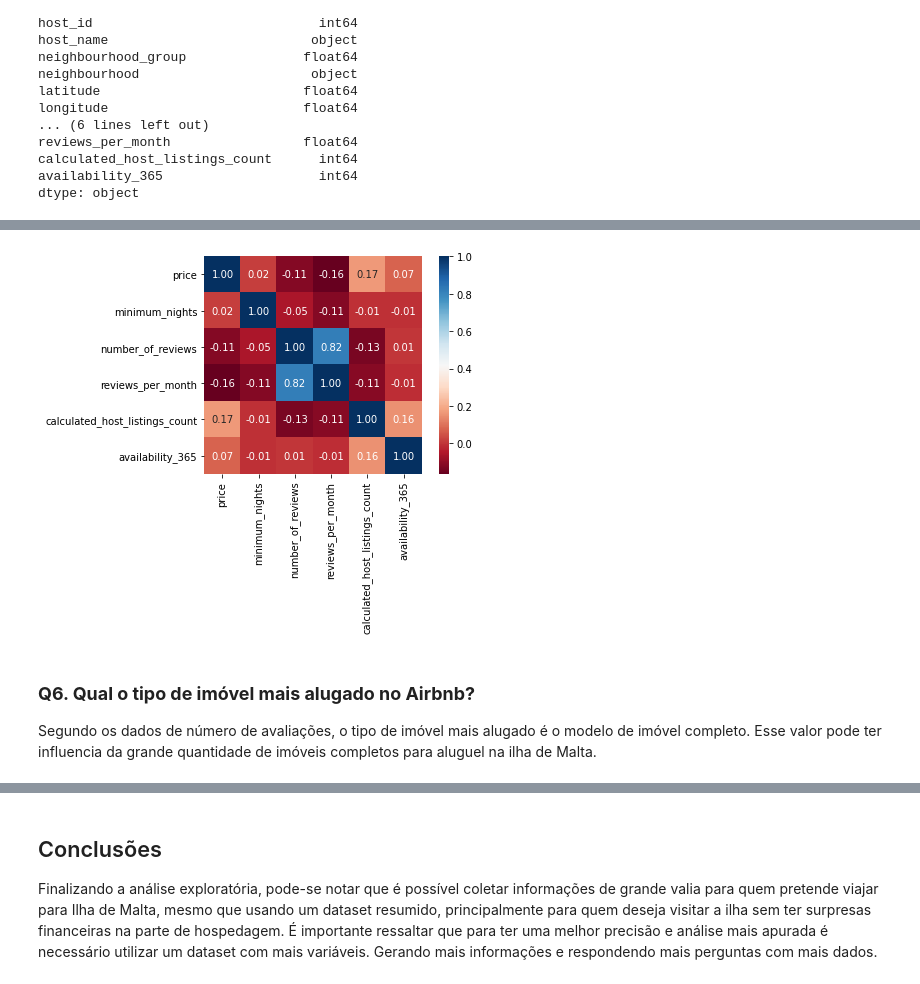
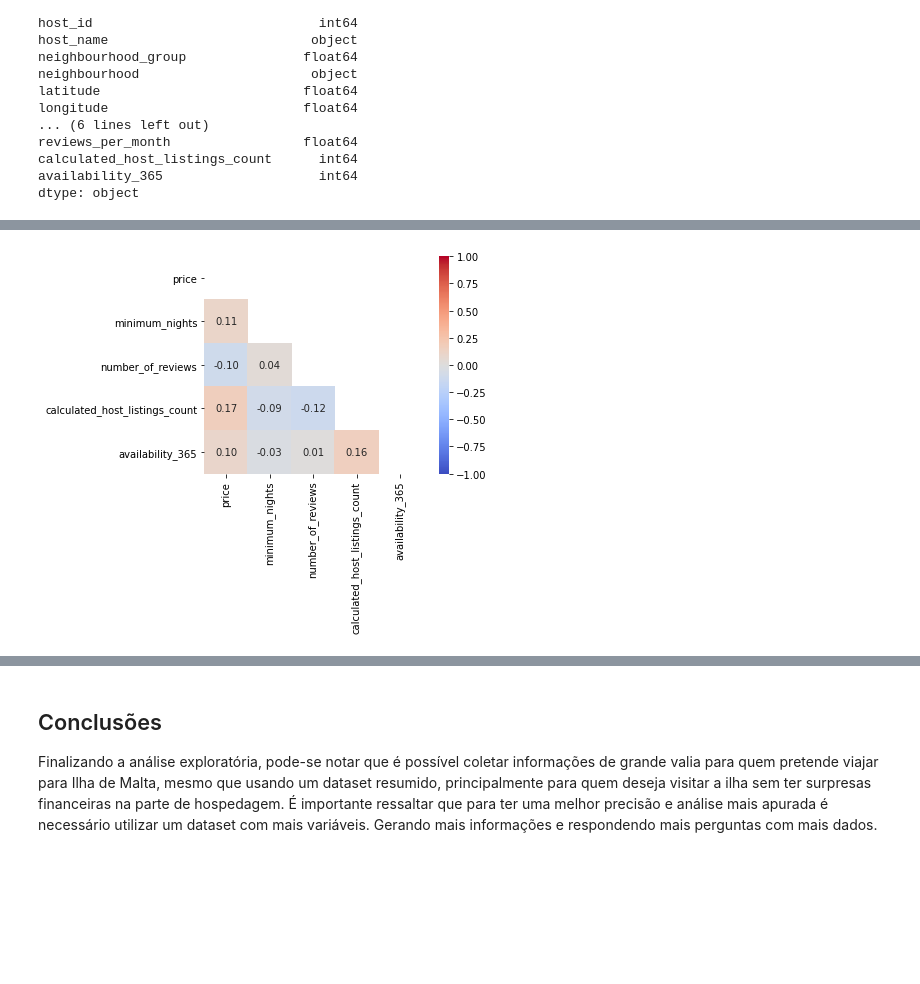
Before and after one commit to joaovicbrss/portfolio, a Jupyter notebook: Analisando_os_Dados_do_Airbnb_da_Ilha_de_Malta.ipynb, the cells around one changed output, grey strips where cells are left out. Drawn from its saved outputs; the diff is of its cells as text; code cells hidden in the pictures; blank space fills up the shorter version.

```diff
--- a/Analisando_os_Dados_do_Airbnb_da_Ilha_de_Malta.ipynb
+++ b/Analisando_os_Dados_do_Airbnb_da_Ilha_de_Malta.ipynb
@@ -112,4 +119,12 @@ Seguindo na análise, é necessário saber a quantidade de valores ausêntes. De
 # %%
 # ordenar em ordem decrescente as variáveis por seus valores ausente
-(df.isnull().sum() / df.shape[0]).sort_values(ascending=False)
+print('Antes da limpeza---------\n',(df.isnull().sum() / df.shape[0]).sort_values(ascending=False))
+
+# excluindo colunas com valor ausente
+df.drop(columns=['neighbourhood_group','reviews_per_month','last_review'], inplace=True)
+
+# excluindo entradas com dados ausentes
+df.dropna(axis=0, inplace=True)
+
+print('\n\n\nDepois da limpeza---------\n',(df.isnull().sum() / df.shape[0]).sort_values(ascending=False))
 # %% [output]
@@ -190,0 +260,22 @@ Name: price, dtype: float64
+# %%
+#limpando o dataset
+df_cleaned = df.copy()
+
+df_cleaned.drop(df_cleaned[df_cleaned.price > 202.5].index, axis=0, inplace=True)
+df_cleaned.drop(df_cleaned[df_cleaned.price == 0.0].index, axis=0, inplace=True)
+df_cleaned.drop(df_cleaned[df_cleaned.minimum_nights > 6].index, axis=0, inplace=True)
+
+print('Shape antes da limpeza: ', df.shape)
+print('Shape após a limpeza: ', df_cleaned.shape)
+
+#verificando variável price após exclusão
+fig, ax = plt.subplots(figsize=(15,3))
+df_cleaned.price.plot(kind='box', vert=False)
+ax.set_title('Variável price após da limpeza')
+plt.show()
+
+#verificando variável minimum_nights após exclusão
+fig, ax = plt.subplots(figsize=(15,3))
+df_cleaned.minimum_nights.plot(kind='box', vert=False)
+ax.set_title('Variável minimum_nights após da limpeza')
+plt.show()
@@ -194,6 +299,6 @@ Através da correlação podemos verificar a intensidade da relação, que varia
 # %%
 # criar uma matriz de correlação
-matriz_cor = df_cleaned[['price', 'minimum_nights', 'number_of_reviews', 'reviews_per_month', 'calculated_host_listings_count', 'availability_365']].corr()
+matriz_cor = df_cleaned[['price', 'minimum_nights', 'number_of_reviews', 'calculated_host_listings_count', 'availability_365']].corr()
 # mostrar a matriz de correlação
 
 display(matriz_cor)
@@ -208,9 +312,6 @@ display(matriz_cor)
 # %%
 # plotar um heatmap a partir das correlações
-sns.heatmap(matriz_cor, cmap='RdBu', fmt='.2f', square=True, linecolor='white', annot=True);
+mask = np.triu(matriz_cor)
+sns.heatmap(matriz_cor, cmap='coolwarm', fmt='.2f', square=True, linecolor='white', vmin=-1, vmax=1, annot=True, mask=mask);
 # %% [output]
-[figure, old version]
+[figure, new version]
-# %% [markdown]
-### **Q6. Qual o tipo de imóvel mais alugado no Airbnb?**
-
-Segundo os dados de número de avaliações, o tipo de imóvel mais alugado é o modelo de imóvel completo. Esse valor pode ter influencia da grande quantidade de imóveis completos para aluguel na ilha de Malta.
```
Also changed, not shown: parts of 26 cells of this notebook.
